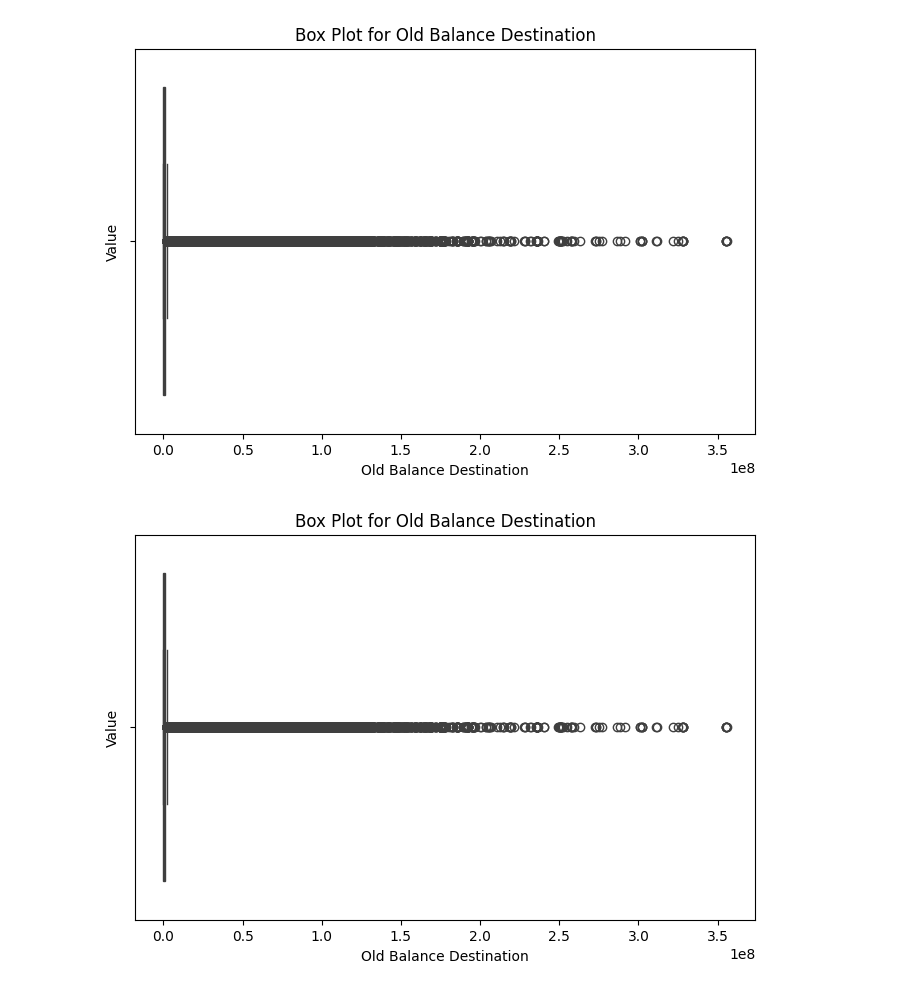
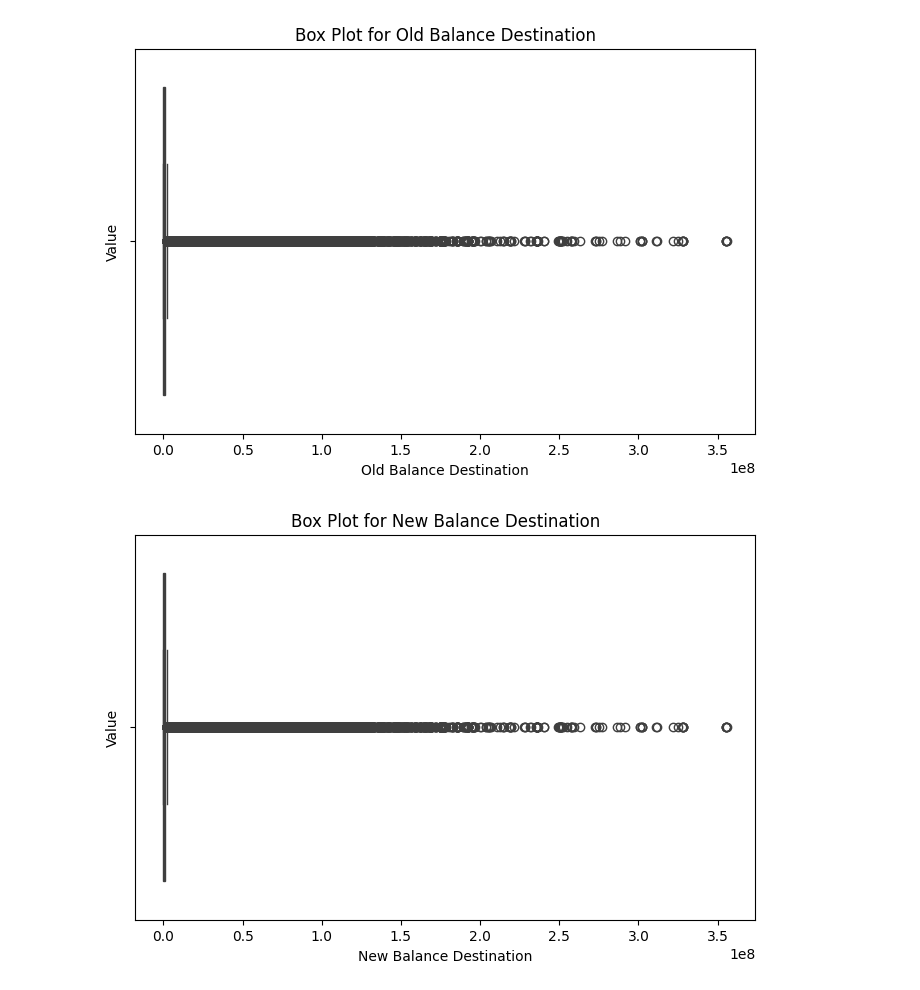
Before and after one commit to honeydewsago/MachineLearningCW, a Jupyter notebook: FraudPrediction.ipynb, the cells around one changed output. Cells and saved outputs as stored; diff of their text form; code cells hidden in the pictures.

```diff
--- a/FraudPrediction.ipynb
+++ b/FraudPrediction.ipynb
@@ -11,8 +14,8 @@ import matplotlib.pyplot as plt
 import seaborn as sns
 # %%
 # Load the CSV file into a DataFrame
-df = pd.read_csv('fraud.csv')
-df.head(10)
+fraud = pd.read_csv('fraud.csv')
+fraud.head(10)
 # %% [output]
 |  | step | type | amount | nameOrig | oldbalanceOrg | newbalanceOrig | nameDest | oldbalanceDest | ... |
 | 0 | 1 | PAYMENT | 9839.64 | C1231006815 | 170136.00 | 160296.36 | M1979787155 | 0.0 | ... |
@@ -144,10 +154,10 @@ plt.show()
 [figure]
 # %%
 plt.figure(figsize=(8, 5))
-sns.boxplot(x='oldbalanceDest', data=df)
-plt.title('Box Plot for Old Balance Destination')
-plt.xlabel('Old Balance Destination')
+sns.boxplot(x='oldbalanceDest', data=fraud)
+plt.title('Box Plot for New Balance Destination')
+plt.xlabel('New Balance Destination')
 plt.ylabel('Value')
 plt.show()
 # %% [output]
-[figure, old version]
+[figure, new version]
```
Also changed, not shown: parts of 115 cells of this notebook.
